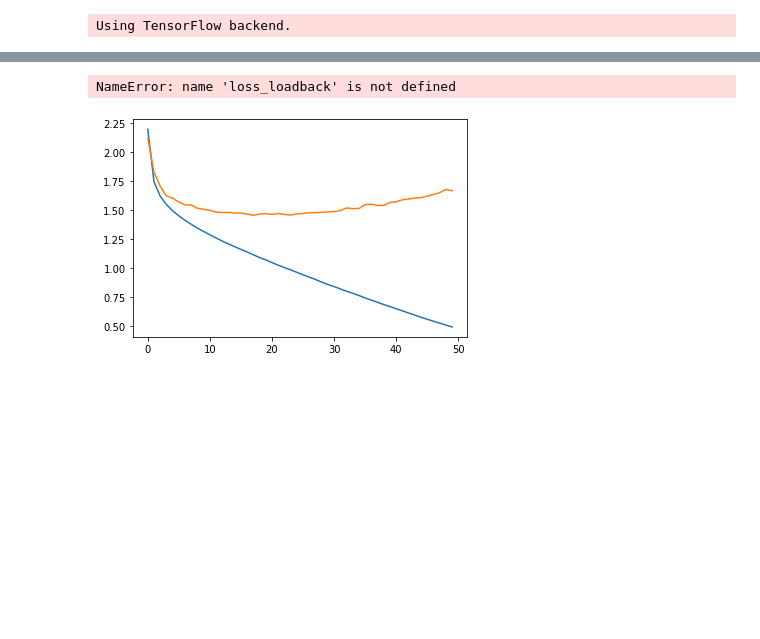
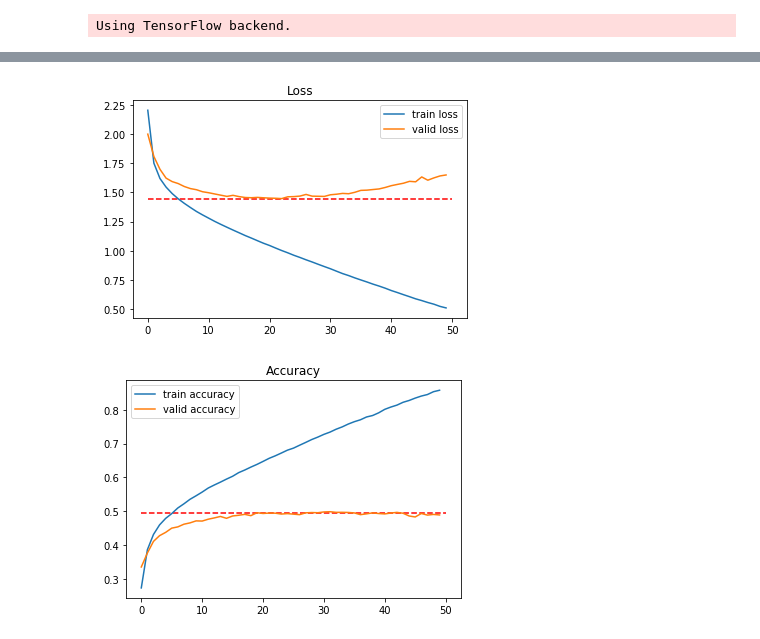
Before and after one commit to darendaren29/2nd-ML100Days, a Jupyter notebook: homework/Day086_HW.ipynb, the cells around one changed output, grey strips where cells are left out. Saved outputs shown, nothing was run; the diff lists cells and outputs as text; code cells hidden in the pictures; blank space fills up the shorter version.

```diff
--- a/homework/Day086_HW.ipynb
+++ b/homework/Day086_HW.ipynb
@@ -79,7 +79,8 @@ from keras.callbacks import ModelCheckpoint
 
 model_ckpt = ModelCheckpoint(filepath="./tmp666.h5",
                              monitor="val_loss",
-                             save_best_only=True)
+                             save_best_only=True,
+                            save_weights_only=True)
 # %%
 
 
@@ -131,0 +150,8 @@ AttributeError: 'NoneType' object has no attribute 'evaluate'
+# %%
+model = build_mlp(input_shape=x_train.shape[1:])
+optimizer = keras.optimizers.SGD(lr=LEARNING_RATE, nesterov=True, momentum=MOMENTUM)
+model.compile(loss="categorical_crossentropy", metrics=["accuracy"], optimizer=optimizer)
+model.load_weights("./tmp666.h5")
+loss_loadback, acc_loadback= model.evaluate(x_test, y_test)
+loss_loadbacks = loss_loadback
+acc_loadbacks = acc_loadback
@@ -132,25 +160,20 @@ AttributeError: 'NoneType' object has no attribute 'evaluate'
 # %%
-import matplotlib.pyplot as plt
-%matplotlib inline
-"""Code Here
-將結果繪出
-"""
 import matplotlib.pyplot as plt
 %matplotlib inline
 
 plt.plot(range(len(train_loss)), train_loss, label="train loss")
 plt.plot(range(len(valid_loss)), valid_loss, label="valid loss")
 plt.hlines(y=loss_loadback, xmin=0, xmax=len(train_loss), colors='r', linestyles='--')
 plt.legend()
 plt.title("Loss")
 plt.show()
 
 plt.plot(range(len(train_acc)), train_acc, label="train accuracy")
 plt.plot(range(len(valid_acc)), valid_acc, label="valid accuracy")
 plt.hlines(y=acc_loadback, xmin=0, xmax=len(train_loss), colors='r', linestyles='--')
 plt.legend()
 plt.title("Accuracy")
 plt.show()
 # %% [output]
-NameError: name 'loss_loadback' is not defined
-[figure, old version]
+[figure, new version]
+[figure, added]
```
Also changed, not shown: parts of 3 cells of this notebook.
